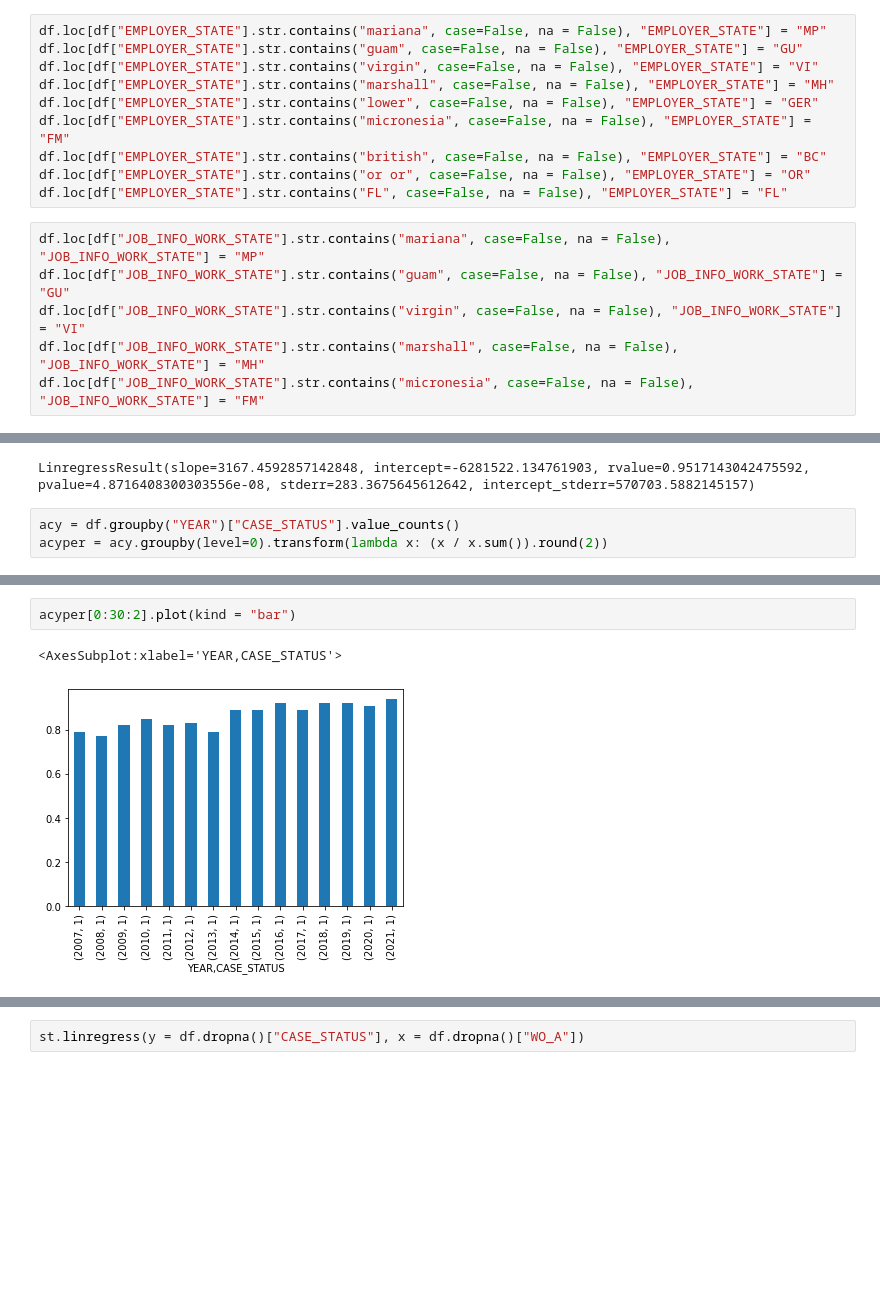
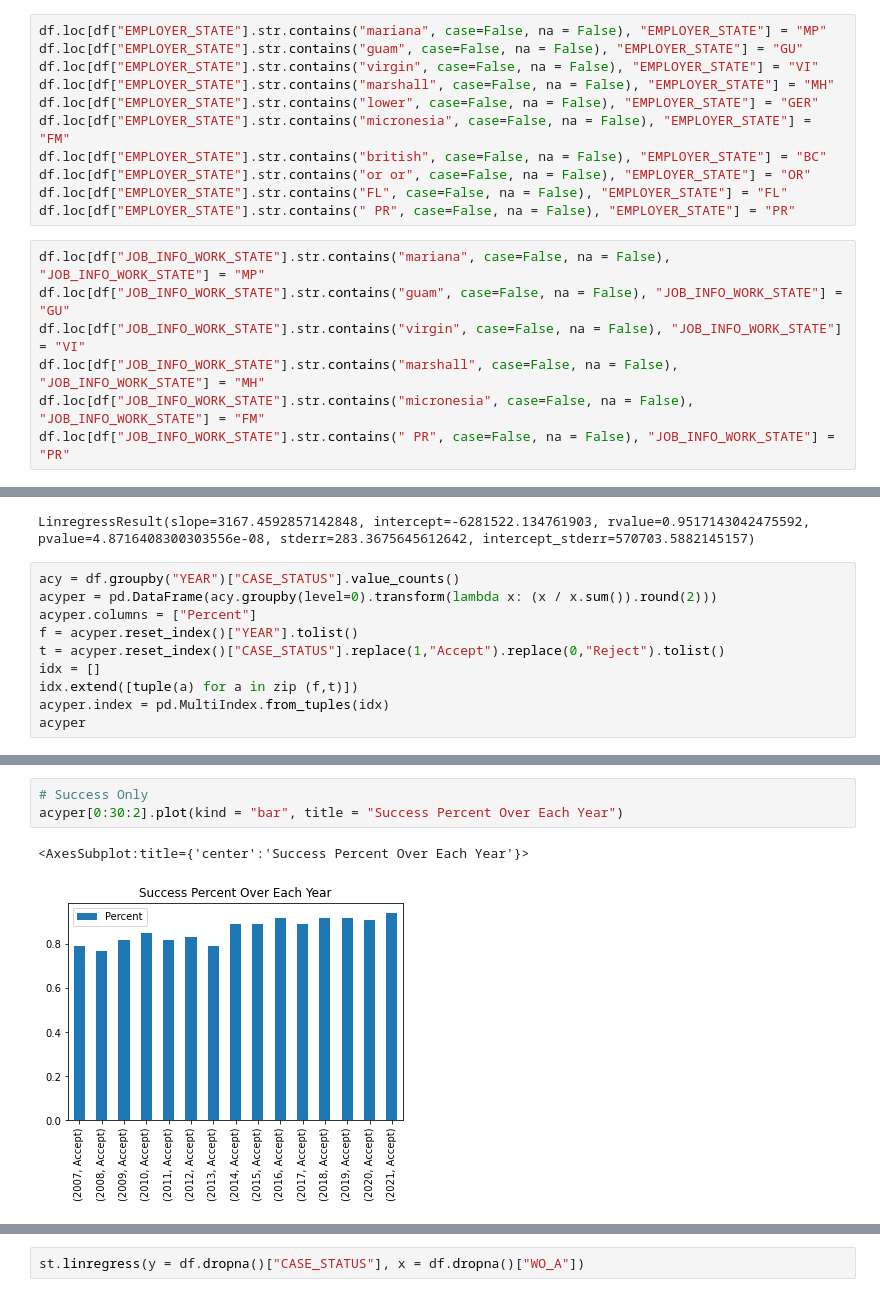
Before and after one commit to tdyk9098/Immigration-Employment-Project, a Jupyter notebook: GC Long Term.ipynb, the cells around one changed output, grey strips where cells are left out. Cells and saved outputs as stored; diff of their text form; blank space fills up the shorter version.

```diff
--- a/GC Long Term.ipynb
+++ b/GC Long Term.ipynb
@@ -290,12 +291,14 @@ df.loc[df["EMPLOYER_STATE"].str.contains("micronesia", case=False, na = False),
 df.loc[df["EMPLOYER_STATE"].str.contains("british", case=False, na = False), "EMPLOYER_STATE"] = "BC"
 df.loc[df["EMPLOYER_STATE"].str.contains("or or", case=False, na = False), "EMPLOYER_STATE"] = "OR"
 df.loc[df["EMPLOYER_STATE"].str.contains("FL", case=False, na = False), "EMPLOYER_STATE"] = "FL"
+df.loc[df["EMPLOYER_STATE"].str.contains(" PR", case=False, na = False), "EMPLOYER_STATE"] = "PR"
 # %%
 df.loc[df["JOB_INFO_WORK_STATE"].str.contains("mariana", case=False, na = False), "JOB_INFO_WORK_STATE"] = "MP"
 df.loc[df["JOB_INFO_WORK_STATE"].str.contains("guam", case=False, na = False), "JOB_INFO_WORK_STATE"] = "GU"
 df.loc[df["JOB_INFO_WORK_STATE"].str.contains("virgin", case=False, na = False), "JOB_INFO_WORK_STATE"] = "VI"
 df.loc[df["JOB_INFO_WORK_STATE"].str.contains("marshall", case=False, na = False), "JOB_INFO_WORK_STATE"] = "MH"
 df.loc[df["JOB_INFO_WORK_STATE"].str.contains("micronesia", case=False, na = False), "JOB_INFO_WORK_STATE"] = "FM"
+df.loc[df["JOB_INFO_WORK_STATE"].str.contains(" PR", case=False, na = False), "JOB_INFO_WORK_STATE"] = "PR"
 # %%
 df["DISC_ST"] = np.where(df["EMPLOYER_STATE"]==df["JOB_INFO_WORK_STATE"], 0, 1)
 df["DISC_CTY"] = np.where(df["EMPLOYER_CITY"]==df["JOB_INFO_WORK_CITY"], 0, 1)
@@ -946,4 +1031,11 @@ st.linregress(y = df.groupby("YEAR")["PW_A"].quantile(.75), x = yr)
 LinregressResult(slope=3167.4592857142848, intercept=-6281522.134761903, rvalue=0.9517143042475592, pvalue=4.8716408300303556e-08, stderr=283.3675645612642, intercept_stderr=570703.5882145157)
 # %%
 acy = df.groupby("YEAR")["CASE_STATUS"].value_counts()
-acyper = acy.groupby(level=0).transform(lambda x: (x / x.sum()).round(2))
+acyper = pd.DataFrame(acy.groupby(level=0).transform(lambda x: (x / x.sum()).round(2)))
+acyper.columns = ["Percent"]
+f = acyper.reset_index()["YEAR"].tolist()
+t = acyper.reset_index()["CASE_STATUS"].replace(1,"Accept").replace(0,"Reject").tolist()
+idx = []
+idx.extend([tuple(a) for a in zip (f,t)])
+acyper.index = pd.MultiIndex.from_tuples(idx)
+acyper
@@ -950,6 +1060,7 @@ acyper = acy.groupby(level=0).transform(lambda x: (x / x.sum()).round(2))
 # %%
-acyper[0:30:2].plot(kind = "bar")
+# Success Only
+acyper[0:30:2].plot(kind = "bar", title = "Success Percent Over Each Year")
 # %% [output]
-<AxesSubplot:xlabel='YEAR,CASE_STATUS'>
+<AxesSubplot:title={'center':'Success Percent Over Each Year'}>
-[figure, old version]
+[figure, new version]
 # %%
```
Also changed, not shown: parts of 163 cells of this notebook.
